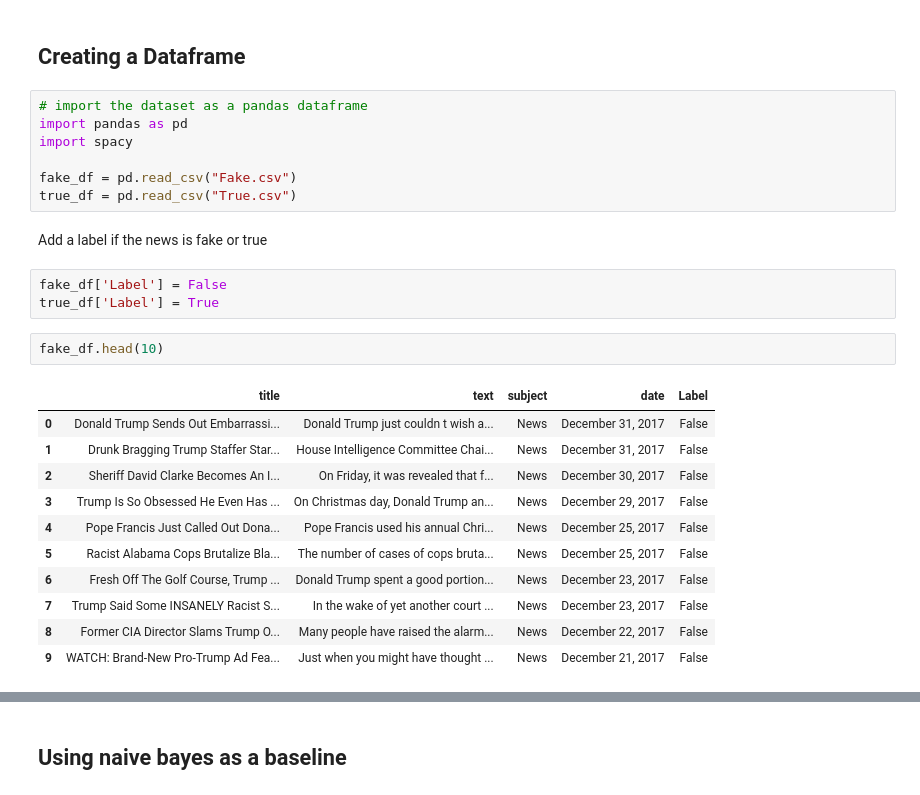
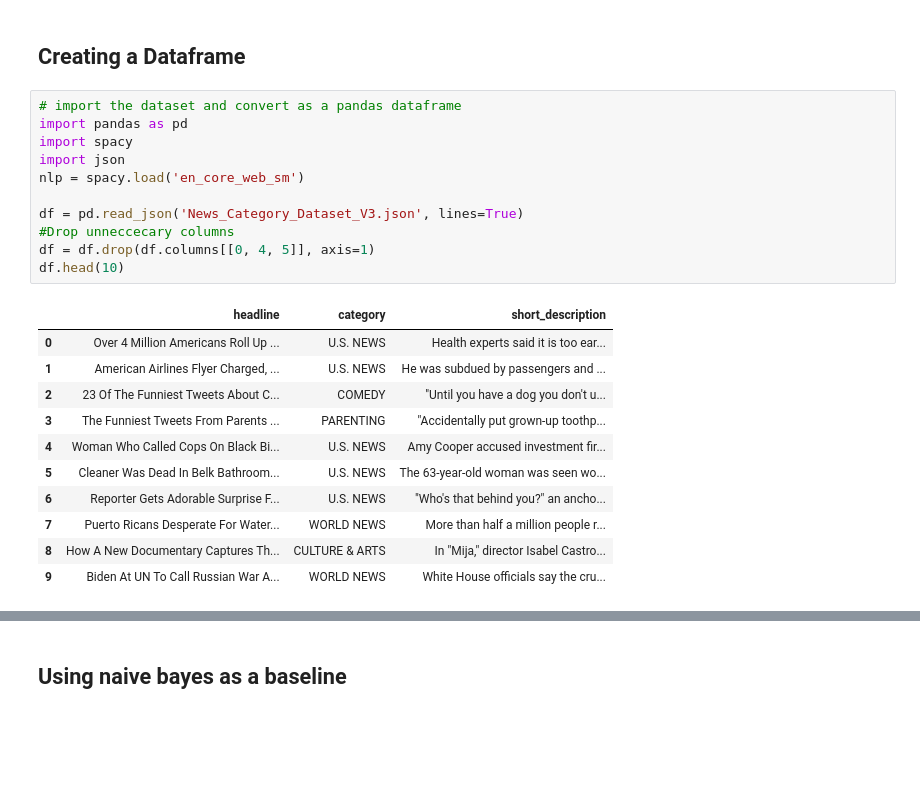
Before and after one commit to Znarvl/TDDE16_project, a Jupyter notebook: Project.ipynb, the cells around one changed output, grey strips where cells are left out. Saved outputs shown, nothing was run; the diff lists cells and outputs as text; blank space fills up the shorter version.

```diff
--- a/Project.ipynb
+++ b/Project.ipynb
@@ -30,28 +12,25 @@ Requirement already satisfied: numpy in ./env/lib/python3.11/site-packages (1.23
 # %% [markdown]
 ## Creating a Dataframe
 # %%
-# import the dataset as a pandas dataframe
+# import the dataset and convert as a pandas dataframe
 import pandas as pd
 import spacy
+import json
+nlp = spacy.load('en_core_web_sm')
 
-fake_df = pd.read_csv("Fake.csv")
-true_df = pd.read_csv("True.csv")
+df = pd.read_json('News_Category_Dataset_V3.json', lines=True)
+#Drop unneccecary columns
+df = df.drop(df.columns[[0, 4, 5]], axis=1)
+df.head(10)
+# %% [output]
+|  | headline | category | short_description |
+| 0 | Over 4 Million Americans Roll Up ... | U.S. NEWS | Health experts said it is too ear... |
+| 1 | American Airlines Flyer Charged, ... | U.S. NEWS | He was subdued by passengers and ... |
+| 2 | 23 Of The Funniest Tweets About C... | COMEDY | "Until you have a dog you don't u... |
+| 3 | The Funniest Tweets From Parents ... | PARENTING | "Accidentally put grown-up toothp... |
+| 4 | Woman Who Called Cops On Black Bi... | U.S. NEWS | Amy Cooper accused investment fir... |
+| 5 | Cleaner Was Dead In Belk Bathroom... | U.S. NEWS | The 63-year-old woman was seen wo... |
+| 6 | Reporter Gets Adorable Surprise F... | U.S. NEWS | "Who's that behind you?" an ancho... |
+| 7 | Puerto Ricans Desperate For Water... | WORLD NEWS | More than half a million people r... |
+| 8 | How A New Documentary Captures Th... | CULTURE & ARTS | In "Mija," director Isabel Castro... |
+| 9 | Biden At UN To Call Russian War A... | WORLD NEWS | White House officials say the cru... |
-# %% [markdown]
-Add a label if the news is fake or true
-# %%
-fake_df['Label'] = False
-true_df['Label'] = True
-# %%
-fake_df.head(10)
-# %% [output]
-|  | title | text | subject | date | Label |
-| 0 | Donald Trump Sends Out Embarrassi... | Donald Trump just couldn t wish a... | News | December 31, 2017 | False |
-| 1 | Drunk Bragging Trump Staffer Star... | House Intelligence Committee Chai... | News | December 31, 2017 | False |
-| 2 | Sheriff David Clarke Becomes An I... | On Friday, it was revealed that f... | News | December 30, 2017 | False |
-| 3 | Trump Is So Obsessed He Even Has ... | On Christmas day, Donald Trump an... | News | December 29, 2017 | False |
-| 4 | Pope Francis Just Called Out Dona... | Pope Francis used his annual Chri... | News | December 25, 2017 | False |
-| 5 | Racist Alabama Cops Brutalize Bla... | The number of cases of cops bruta... | News | December 25, 2017 | False |
-| 6 | Fresh Off The Golf Course, Trump ... | Donald Trump spent a good portion... | News | December 23, 2017 | False |
-| 7 | Trump Said Some INSANELY Racist S... | In the wake of yet another court ... | News | December 23, 2017 | False |
-| 8 | Former CIA Director Slams Trump O... | Many people have raised the alarm... | News | December 22, 2017 | False |
-| 9 | WATCH: Brand-New Pro-Trump Ad Fea... | Just when you might have thought ... | News | December 21, 2017 | False |
```
Also changed, not shown: parts of 21 cells of this notebook, 1 other file.
